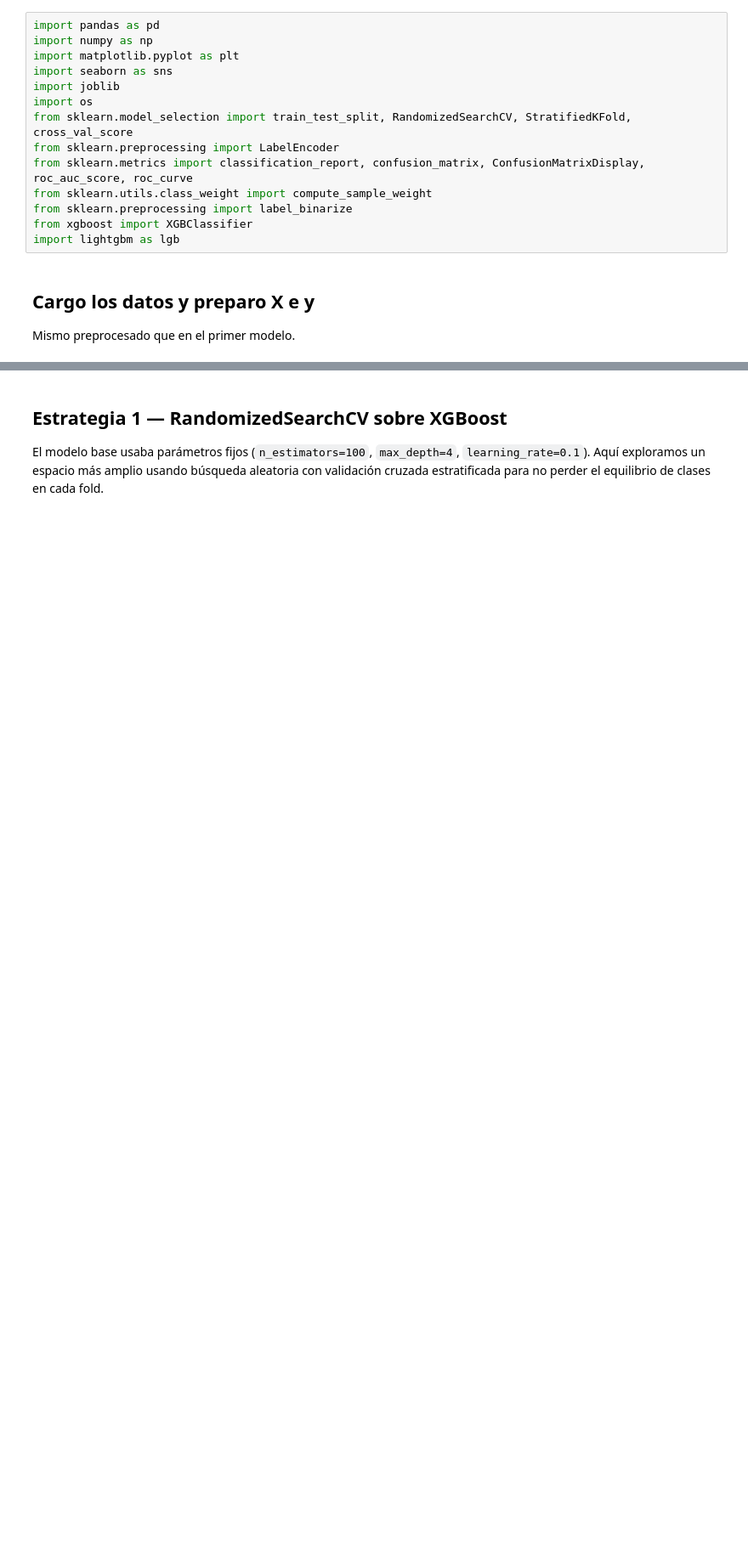
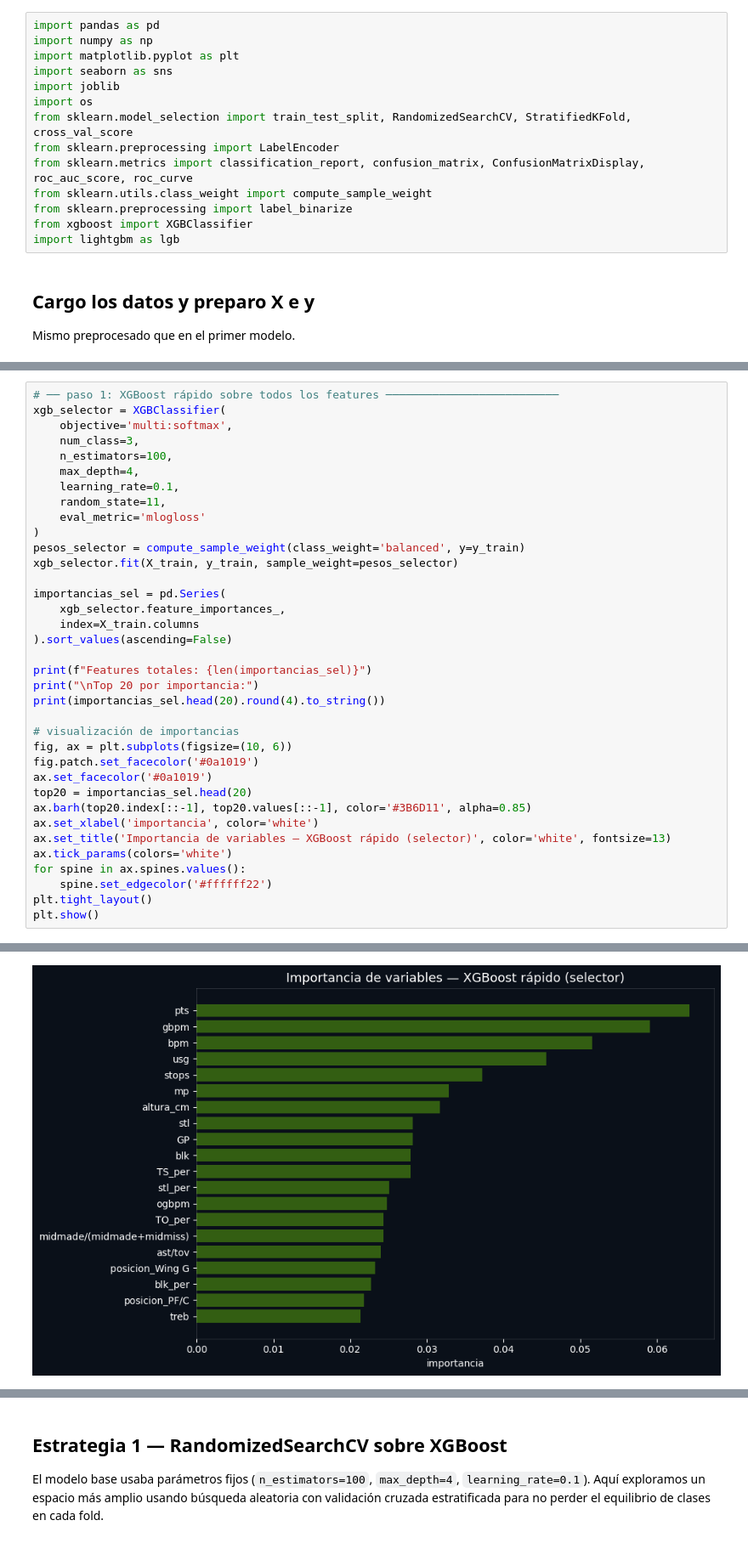
Before and after one commit to RobertoCantero82/nba-draft-2026-prediccion, a Jupyter notebook: notebooks/modelos/segundo_modelo_draft.ipynb, the cells around one changed output, grey strips where cells are left out. Shown at 85% size. Cells and saved outputs as stored; diff of their text form; blank space fills up the shorter version.

```diff
--- a/notebooks/modelos/segundo_modelo_draft.ipynb
+++ b/notebooks/modelos/segundo_modelo_draft.ipynb
@@ -53,0 +65,37 @@ print(f"Train: {X_train.shape} | Test: {X_test.shape}")
+# %%
+# ── paso 1: XGBoost rápido sobre todos los features ──────────────────────────
+xgb_selector = XGBClassifier(
+    objective='multi:softmax',
+    num_class=3,
+    n_estimators=100,
+    max_depth=4,
+    learning_rate=0.1,
+    random_state=11,
+    eval_metric='mlogloss'
+)
+pesos_selector = compute_sample_weight(class_weight='balanced', y=y_train)
+xgb_selector.fit(X_train, y_train, sample_weight=pesos_selector)
+
+importancias_sel = pd.Series(
+    xgb_selector.feature_importances_,
+    index=X_train.columns
+).sort_values(ascending=False)
+
+print(f"Features totales: {len(importancias_sel)}")
+print("\nTop 20 por importancia:")
+print(importancias_sel.head(20).round(4).to_string())
+
+# visualización de importancias
+fig, ax = plt.subplots(figsize=(10, 6))
+fig.patch.set_facecolor('#0a1019')
+ax.set_facecolor('#0a1019')
+top20 = importancias_sel.head(20)
+ax.barh(top20.index[::-1], top20.values[::-1], color='#3B6D11', alpha=0.85)
+ax.set_xlabel('importancia', color='white')
+ax.set_title('Importancia de variables — XGBoost rápido (selector)', color='white', fontsize=13)
+ax.tick_params(colors='white')
+for spine in ax.spines.values():
+    spine.set_edgecolor('#ffffff22')
+plt.tight_layout()
+plt.show()
+# %% [output]
@@ -53,0 +119 @@ print(f"Train: {X_train.shape} | Test: {X_test.shape}")
+[figure, added]
```
Also changed, not shown: parts of 43 cells of this notebook, 23 other files.
